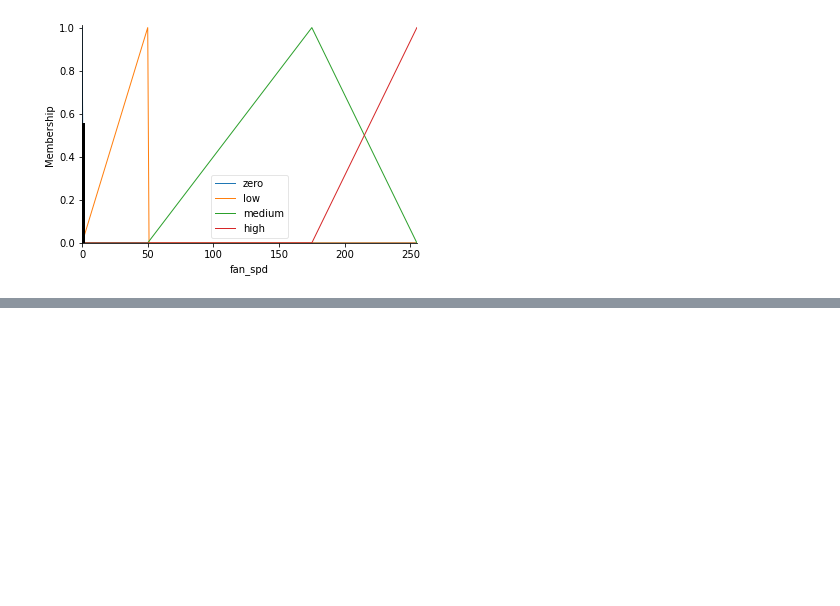
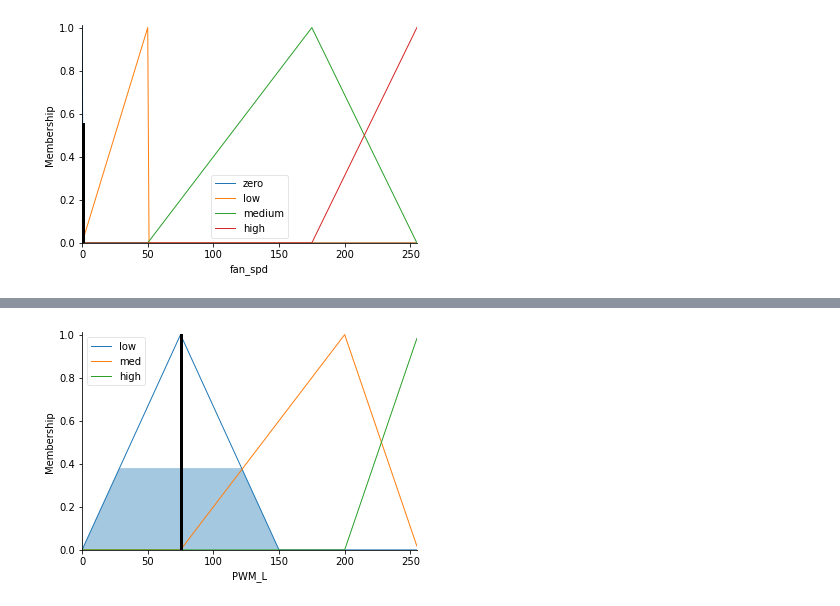
Before and after one commit to Steel3264/AI, a Jupyter notebook: AI_W6_11_03_23.ipynb, the cells around one changed output, grey strips where cells are left out. Saved outputs shown, nothing was run; the diff lists cells and outputs as text; code cells hidden in the pictures; blank space fills up the shorter version.

```diff
--- a/AI_W6_11_03_23.ipynb
+++ b/AI_W6_11_03_23.ipynb
@@ -112,3 +112,90 @@ fan_spd.view(sim=fan_spd_ctrl)
 # %% [output]
 0.44612676056338024
 [figure]
+# %%
+# Ex3:
+import numpy as np
+import skfuzzy as fuzz
+from skfuzzy import control as ctrl
+
+L = ctrl.Antecedent(np.arange(0, 100, 1), 'L')
+C = ctrl.Antecedent(np.arange(0, 100, 1), 'C')
+R = ctrl.Antecedent(np.arange(0, 100, 1), 'R')
+PWM_L = ctrl.Consequent(np.arange(0, 256, 1), 'PWM_L')
+PWM_R = ctrl.Consequent(np.arange(0, 256, 1), 'PWM_R')
+LC = ctrl.Consequent(np.arange(0, 150, 1), 'LC')
+RC = ctrl.Consequent(np.arange(0, 150, 1), 'RC')
+
+L['n'] = fuzz.trimf(L.universe, [0, 50, 75])
+L['f'] = fuzz.trimf(L.universe, [75, 100, 100])
+
+R['n'] = fuzz.trimf(R.universe, [0, 50, 75])
+R['f'] = fuzz.trimf(R.universe, [75, 100, 100])
+
+C['n'] = fuzz.trimf(C.universe, [0, 50, 75])
+C['f'] = fuzz.trimf(C.universe, [75, 100, 100])
+
+LC['n'] = fuzz.trimf(LC.universe, [0, 0, 75])
+LC['med'] = fuzz.trimf(LC.universe, [100, 100, 150])
+LC['f'] = fuzz.trimf(LC.universe, [100, 150, 150])
+
+RC['n'] = fuzz.trimf(RC.universe, [0, 0, 75])
+RC['med'] = fuzz.trimf(RC.universe, [100, 100, 150])
+RC['f'] = fuzz.trimf(RC.universe, [100, 150, 150])
+
+PWM_L['low'] = fuzz.trimf(PWM_L.universe, [0, 75, 150])
+PWM_L['med'] = fuzz.trimf(PWM_L.universe, [75, 200, 256])
+PWM_L['high'] = fuzz.trimf(PWM_L.universe, [200, 256, 256])
+
+PWM_R['low'] = fuzz.trimf(PWM_R.universe, [0, 75, 150])
+PWM_R['med'] = fuzz.trimf(PWM_R.universe, [75, 200, 256])
+PWM_R['high'] = fuzz.trimf(PWM_R.universe, [200, 256, 256])
+
+rule1 = ctrl.Rule(L['n'] & C['n'] & R['n'], PWM_L['low'])
+rule2 = ctrl.Rule(L['n'] & C['n'] & R['f'], PWM_L['med'])
+rule3 = ctrl.Rule(L['n'] & C['f'] & R['n'], PWM_L['med'])
+rule4 = ctrl.Rule(L['f'] & C['n'] & R['n'], PWM_L['med'])
+rule5 = ctrl.Rule(L['f'] & C['f'] & R['f'], PWM_L['high'])
+rule6 = ctrl.Rule(L['f'] & C['f'] & R['n'], PWM_L['high'])
+rule7 = ctrl.Rule(L['n'] & C['f'] & R['f'], PWM_L['high'])
+rule8 = ctrl.Rule(L['f'] & C['n'] & R['f'], PWM_L['high'])
+
+rule9 = ctrl.Rule(L['n'] & C['n'] & R['n'], PWM_R['low'])
+rule10 = ctrl.Rule(L['n'] & C['n'] & R['f'], PWM_R['med'])
+rule11 = ctrl.Rule(L['n'] & C['f'] & R['n'], PWM_R['med'])
+rule12 = ctrl.Rule(L['f'] & C['n'] & R['n'], PWM_R['med'])
+rule13 = ctrl.Rule(L['f'] & C['f'] & R['f'], PWM_R['high'])
+rule14 = ctrl.Rule(L['f'] & C['f'] & R['n'], PWM_R['high'])
+rule15 = ctrl.Rule(L['n'] & C['f'] & R['f'], PWM_R['high'])
+rule16 = ctrl.Rule(L['f'] & C['n'] & R['f'], PWM_R['high'])
+
+rule17 = ctrl.Rule(L['n'] & C['n'], LC['n'])
+rule18 = ctrl.Rule(L['n'] & C['f'], LC['med'])
+rule19 = ctrl.Rule(L['f'] & C['n'], LC['med'])
+rule20 = ctrl.Rule(L['f'] & C['f'], LC['f'])
+
+rule21 = ctrl.Rule(R['n'] & C['n'], RC['n'])
+rule22 = ctrl.Rule(R['n'] & C['f'], RC['med'])
+rule23 = ctrl.Rule(R['f'] & C['n'], RC['med'])
+rule24 = ctrl.Rule(R['f'] & C['f'], RC['f'])
+
+
+PWM_L_ctrl = ctrl.ControlSystem([rule1, rule2, rule3, rule4, rule5, rule6, rule7, rule8, rule9, rule10, rule11, rule12, rule13, rule14, rule15,
+                                 rule16, rule17, rule18, rule19, rule20, rule21, rule22, rule23, rule24])
+PWM_L_ctrl = ctrl.ControlSystemSimulation(PWM_L_ctrl)
+PWM_L_ctrl.input['L'] = 19
+PWM_L_ctrl.input['C'] = 30
+PWM_L_ctrl.input['R'] = 20
+PWM_L_ctrl.compute()
+print(PWM_L_ctrl.output['PWM_L'])
+PWM_L.view(sim=PWM_L_ctrl)
+PWM_R_ctrl = ctrl.ControlSystem([rule1, rule2, rule3, rule4, rule5, rule6, rule7, rule8, rule9, rule10, rule11, rule12, rule13, rule14, rule15,
+                                 rule16, rule17, rule18, rule19, rule20, rule21, rule22, rule23, rule24])
+PWM_R_ctrl = ctrl.ControlSystemSimulation(PWM_R_ctrl)
+PWM_R_ctrl.input['L'] = 30
+PWM_R_ctrl.input['C'] = 50
+PWM_R_ctrl.input['R'] = 79
+PWM_R_ctrl.compute()
+print(PWM_R_ctrl.output['PWM_R'])
+PWM_R.view(sim=PWM_R_ctrl)
+# %% [output]
@@ -114,0 +204 @@ fan_spd.view(sim=fan_spd_ctrl)
+[figure, added]
```
Also changed, not shown: parts of 1 cell of this notebook.
